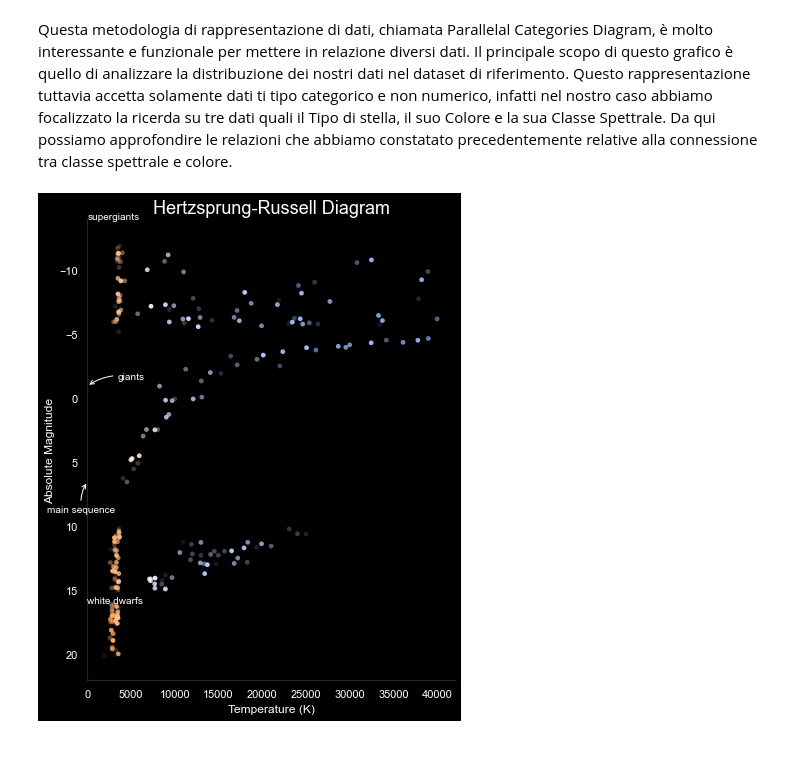
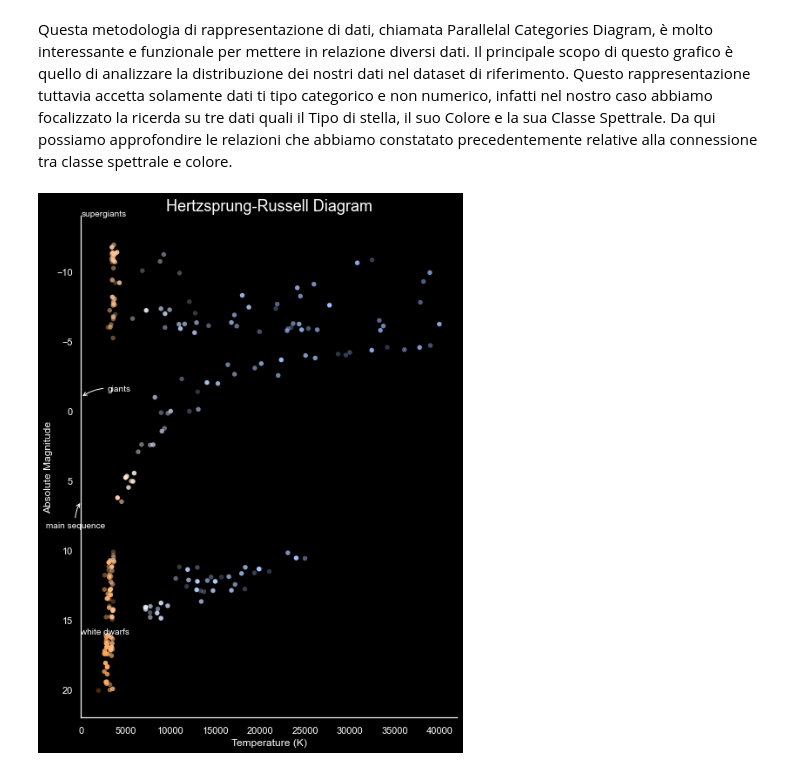
Before and after one commit to riccardomirarchi/nasastarsclassification, a Jupyter notebook: plots.ipynb, the cells around one changed output. Drawn from its saved outputs; the diff is of its cells as text; code cells hidden in the pictures.

```diff
--- a/plots.ipynb
+++ b/plots.ipynb
@@ -446,76 +446,78 @@ def temp2rgb(t):
         if g > 255: g = 255
     else:
         g = temp - 60
         g = 288.1221695283 * (g ** -0.0755148492)
         if g < 0: g = 0
         if g > 255: g = 255
 
     #blue
     if temp >= 66: b = 255
     else:
         if temp <= 19: b = 0
         else:
             b = temp -10
             b = 138.5177312231 * np.log(b) - 305.0447927307
             if b < 0: g = 0
             if b > 255: g = 255
 
-    return [r/255, g/255, b/255, np.random.ranf()]
+    return [r/255, g/255, b/255, np.random.uniform(low=0.25, high=1)]
 
 color = df['Temperature'].apply(temp2rgb)
 
 # cannot use this plot with normalized data
 df = pd.read_csv("Stars_manipulated.csv")
 
-fig = plt.figure(
-    figsize=(6, 8),
-    facecolor='black',
-    dpi=72)
+with plt.style.context('dark_background'):
+    fig = plt.figure(
+        figsize=(6, 8),
+        facecolor='black',
+        dpi=72)
 
-ax = fig.add_axes([.1, .1, .85, .8])
-ax.set_facecolor('black')
-ax.spines['right'].set_visible(False)
-ax.spines['top'].set_visible(False)
+    ax = fig.add_axes([0, 0, 1, 1])
+    ax.spines['right'].set_visible(False)
+    ax.spines['top'].set_visible(False)
 
-ax.set_title('Hertzsprung-Russell Diagram', fontsize=18, color='white')
+    ax.set_title('Hertzsprung-Russell Diagram', fontsize=18, color='white')
 
-ax.title.set_position([.5, 1.03])
-ax.set_xlabel('Temperature (K)', color='white')
-ax.set_ylabel('Absolute Magnitude', color='white')
-ax.tick_params(colors='white')
+    ax.title.set_position([.5, 1.03])
+    ax.set_xlabel('Temperature (K)', color='white')
+    ax.set_ylabel('Absolute Magnitude', color='white')
+    ax.tick_params(colors='white')
 
-ax.set_ylim(22, -14)
-ax.set_xlim(0, 42000)
+    ax.set_ylim(22, -14)
+    ax.set_xlim(0, 42000)
 
-ax.annotate(
-    'main sequence', xy=(.6, 6.5), xycoords='data',
-    fontsize='small', color='white',
-    xytext=(-40, -30), textcoords='offset points',
-    arrowprops=dict(
-        arrowstyle="->",
-        connectionstyle="arc3,rad=-.2",
-        color='white'))
-ax.annotate(
-    'giants', xy=(1.8, -1), xycoords='data',
-    fontsize='small', color='white',
-    xytext=(30, 7), textcoords='offset points',
-    arrowprops=dict(
-        arrowstyle="->",
-        connectionstyle="arc3,rad=.2",
-        color='white'))
-ax.annotate(
-    'supergiants', xy=(.5, -14), xycoords='data',
-    fontsize='small', color='white')
-ax.annotate(
-    'white dwarfs', xy=(0, 16), xycoords='data',
-    fontsize='small', color='white')
+    #star type annotations
+    ax.annotate(
+        'main sequence', xy=(.6, 6.5), xycoords='data',
+        fontsize='small', color='white',
+        xytext=(-40, -30), textcoords='offset points',
+        arrowprops=dict(
+            arrowstyle="->",
+            connectionstyle="arc3,rad=-.2",
+            color='white'))
+    ax.annotate(
+        'giants', xy=(1.8, -1), xycoords='data',
+        fontsize='small', color='white',
+        xytext=(30, 7), textcoords='offset points',
+        arrowprops=dict(
+            arrowstyle="->",
+            connectionstyle="arc3,rad=.2",
+            color='white'))
+    ax.annotate(
+        'supergiants', xy=(.5, -14), xycoords='data',
+        fontsize='small', color='white')
+    ax.annotate(
+        'white dwarfs', xy=(0, 16), xycoords='data',
+        fontsize='small', color='white')
 
-ax.scatter(
-    df['Temperature'],
-    df['A_M'],
-    marker='.',
-    s=[90] * len(df),
-    facecolors=color,
-    linewidth=0);
+    #plot main result
+    ax.scatter(
+        df['Temperature'],
+        df['A_M'],
+        marker='.',
+        s=[120] * len(df),
+        facecolors=color,
+        linewidth=0);
 # %% [output]
-[figure, old version]
+[figure, new version]
```
Also changed, not shown: parts of 1 cell of this notebook.
